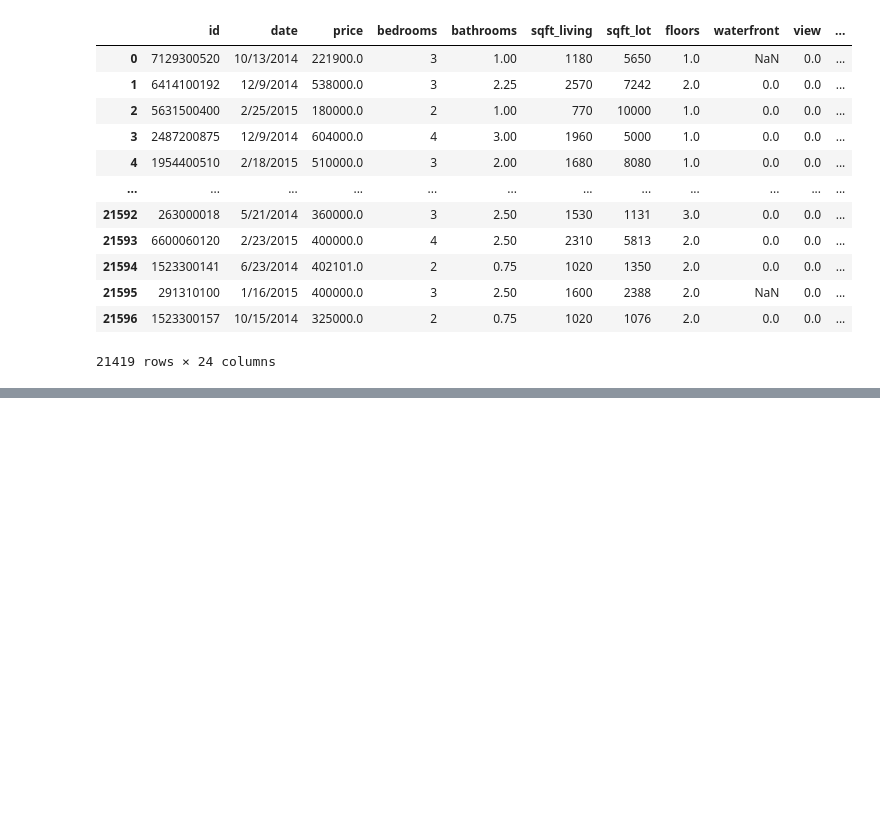
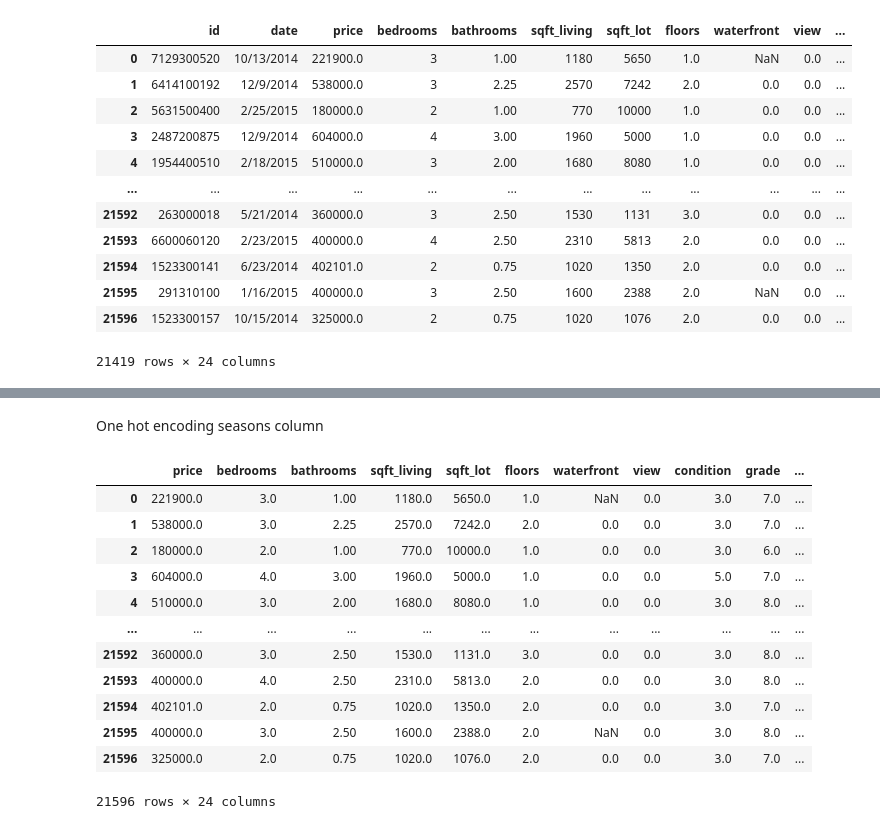
Before and after one commit to Somethingor/bsc-phase-two-project, a Jupyter notebook: notebooks/exploratory/member-2/Untitled1.ipynb, the cells around one changed output, grey strips where cells are left out. Drawn from its saved outputs; the diff is of its cells as text; code cells hidden in the pictures; blank space fills up the shorter version.

```diff
--- a/notebooks/exploratory/member-2/Untitled1.ipynb
+++ b/notebooks/exploratory/member-2/Untitled1.ipynb
@@ -236,11 +237,11 @@ df['year'] = df['date'].map(lambda x: x.split('/')[2])
 df['month'] = df['date'].map(lambda x: x.split('/')[0])
 # %%
 def seasons(month):
-    if month == 12 or month == 1 or month == 2:
+    if month == '12' or month == '1' or month == '2':
         return 'winter'
-    elif month == 3 or month == 4 or month ==5:
+    elif month == '3' or month == '4' or month =='5':
         return 'spring'
-    elif month == 6 or month == 7 or month ==8:
+    elif month == '6' or month == '7' or month =='8':
         return 'summer'
     else:
         return 'fall'
@@ -249,2 +248,2 @@ def seasons(month):
 # %%
-df['season'] = df['month'].map(seasons)
+df['season'] = df['month'].apply(seasons)
@@ -279,3 +263,5 @@ df
 | 21595 | 291310100 | 1/16/2015 | 400000.0 | 3 | 2.50 | 1600 | 2388 | 2.0 | NaN | 0.0 | ... |
 | 21596 | 1523300157 | 10/15/2014 | 325000.0 | 2 | 0.75 | 1020 | 1076 | 2.0 | 0.0 | 0.0 | ... |
 21419 rows × 24 columns
+# %%
+df.drop(columns=['date', 'id', 'month'], inplace=True)
@@ -281,0 +288,23 @@ df
+# %% [markdown]
+One hot encoding seasons column
+# %%
+ohe = OneHotEncoder(sparse=False)
+ohe.fit(df[['season']])
+ohe_seasons = pd.DataFrame(ohe.transform(df[['season']]), columns=ohe.get_feature_names())
+df2 = pd.concat([df.drop('season', axis=1), ohe_seasons], axis=1)
+# %%
+df2
+# %% [output]
+|  | price | bedrooms | bathrooms | sqft_living | sqft_lot | floors | waterfront | view | condition | grade | ... |
+| 0 | 221900.0 | 3.0 | 1.00 | 1180.0 | 5650.0 | 1.0 | NaN | 0.0 | 3.0 | 7.0 | ... |
+| 1 | 538000.0 | 3.0 | 2.25 | 2570.0 | 7242.0 | 2.0 | 0.0 | 0.0 | 3.0 | 7.0 | ... |
+| 2 | 180000.0 | 2.0 | 1.00 | 770.0 | 10000.0 | 1.0 | 0.0 | 0.0 | 3.0 | 6.0 | ... |
+| 3 | 604000.0 | 4.0 | 3.00 | 1960.0 | 5000.0 | 1.0 | 0.0 | 0.0 | 5.0 | 7.0 | ... |
+| 4 | 510000.0 | 3.0 | 2.00 | 1680.0 | 8080.0 | 1.0 | 0.0 | 0.0 | 3.0 | 8.0 | ... |
+| ... | ... | ... | ... | ... | ... | ... | ... | ... | ... | ... | ... |
+| 21592 | 360000.0 | 3.0 | 2.50 | 1530.0 | 1131.0 | 3.0 | 0.0 | 0.0 | 3.0 | 8.0 | ... |
+| 21593 | 400000.0 | 4.0 | 2.50 | 2310.0 | 5813.0 | 2.0 | 0.0 | 0.0 | 3.0 | 8.0 | ... |
+| 21594 | 402101.0 | 2.0 | 0.75 | 1020.0 | 1350.0 | 2.0 | 0.0 | 0.0 | 3.0 | 7.0 | ... |
+| 21595 | 400000.0 | 3.0 | 2.50 | 1600.0 | 2388.0 | 2.0 | NaN | 0.0 | 3.0 | 8.0 | ... |
+| 21596 | 325000.0 | 2.0 | 0.75 | 1020.0 | 1076.0 | 2.0 | 0.0 | 0.0 | 3.0 | 7.0 | ... |
+21596 rows × 24 columns
```
Also changed, not shown: parts of 8 cells of this notebook.
